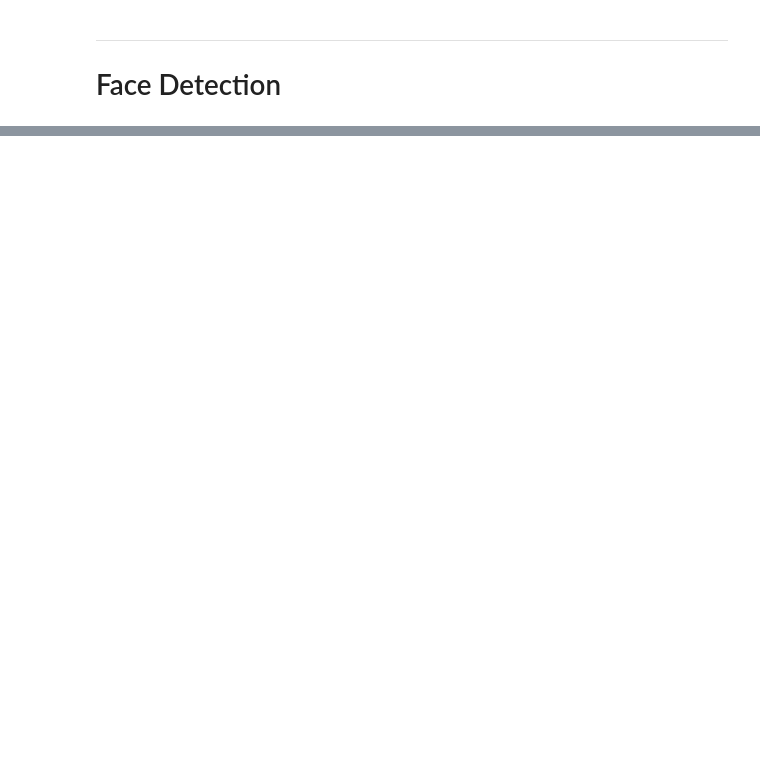
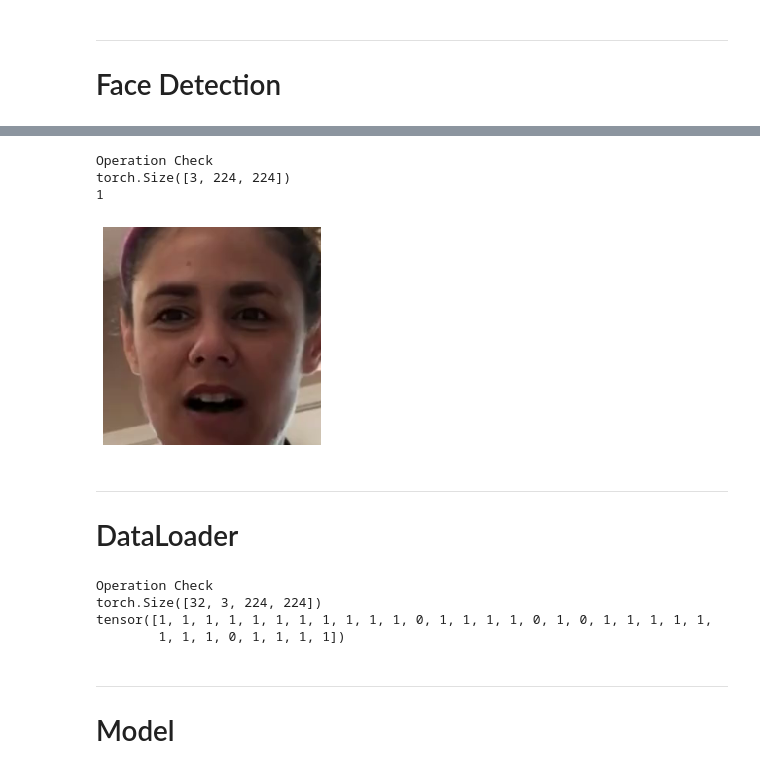
Before and after one commit to MasatakaImamura/deepfake-detection-challenge, a Jupyter notebook: notebook/eda-deepfake-detection-challenge.ipynb, the cells around one changed output, grey strips where cells are left out. Drawn from its saved outputs; the diff is of its cells as text; code cells hidden in the pictures; blank space fills up the shorter version.

```diff
--- a/notebook/eda-deepfake-detection-challenge.ipynb
+++ b/notebook/eda-deepfake-detection-challenge.ipynb
@@ -169,0 +307,17 @@ ss.to_csv('submission.csv', index=False)
+# %%
+print('Operation Check')
+index = 0
+print(mov_dataset.__getitem__(index)[0].size())
+print(mov_dataset.__getitem__(index)[1])
+tt = mov_dataset.__getitem__(index)[0].permute(1, 2, 0).numpy()
+plt.imshow(tt)
+plt.axis('off')
+plt.show()
+# %% [output]
+Operation Check
+torch.Size([3, 224, 224])
+1
+[figure, added]
+# %% [markdown]
+---
+# DataLoader
@@ -169,0 +332,14 @@ ss.to_csv('submission.csv', index=False)
+# %%
+print('Operation Check')
+iterator = iter(train_dataloader)
+imgs, label = next(iterator)
+print(imgs.size())
+print(label)
+# %% [output]
+Operation Check
+torch.Size([32, 3, 224, 224])
+tensor([1, 1, 1, 1, 1, 1, 1, 1, 1, 1, 1, 0, 1, 1, 1, 1, 0, 1, 0, 1, 1, 1, 1, 1,
+        1, 1, 1, 0, 1, 1, 1, 1])
+# %% [markdown]
+---
+# Model
```
Also changed, not shown: parts of 40 cells of this notebook.
